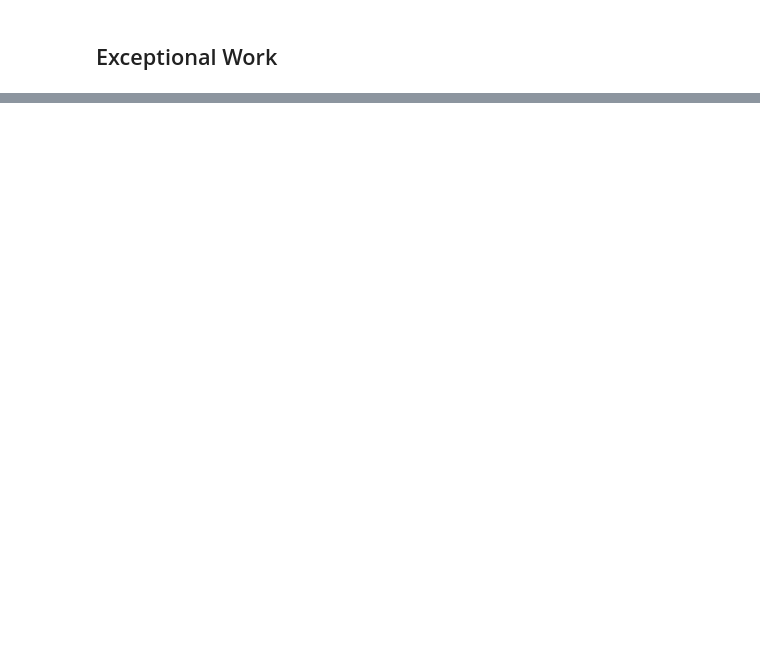
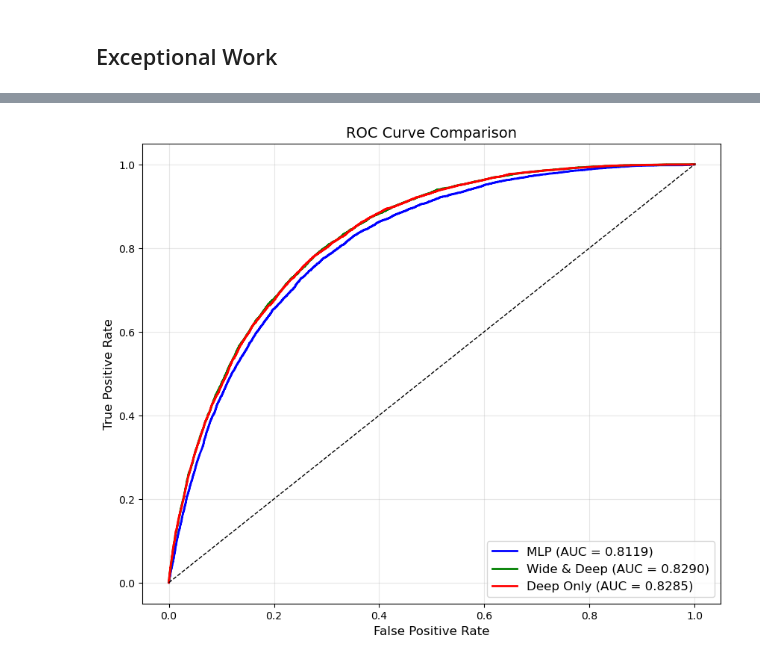
Before and after one commit to 48878679/CS5324_Lab5, a Jupyter notebook: Lab5.ipynb, the cells around one changed output, grey strips where cells are left out. Drawn from its saved outputs; the diff is of its cells as text; code cells hidden in the pictures; blank space fills up the shorter version.

```diff
--- a/Lab5.ipynb
+++ b/Lab5.ipynb
@@ -684,0 +729,3 @@ Additionally, while examining the confusion matrices, we can see that Wide & Dee
+# %%
+# Deep Only Network
+model4 = build_deep_only_model([64, 32, 16], [20, 10]) # used same inputs as the Wide & Deep Network (Model3)
@@ -684,0 +755,4 @@ Additionally, while examining the confusion matrices, we can see that Wide & Dee
+# %%
+history4 = model4.fit(
+    ds_train, epochs=100, validation_data=ds_test, callbacks=[early_stopping]
+)
@@ -684,0 +776,17 @@ Additionally, while examining the confusion matrices, we can see that Wide & Dee
+# %%
+# Model 4 (Deep Only Network)
+model4_proba = model4.predict(ds_test)
+model4_pred = np.round(model4_proba.squeeze())
+
+# compare performance
+print("\nMLP:")
+print(confusion_matrix(y_test,mlp_pred))
+print(classification_report(y_test, mlp_pred))
+
+print("\nWide & Deep (Model 3):")
+print(confusion_matrix(y_test,model3_pred))
+print(classification_report(y_test, model3_pred))
+
+print("\nDeep Only Network (Model 4):")
+print(confusion_matrix(y_test,model4_pred))
+print(classification_report(y_test, model4_pred))
@@ -684,0 +818,22 @@ Additionally, while examining the confusion matrices, we can see that Wide & Dee
+# %%
+# ROC curves and AUC
+# calculate ROC curves for Deep Only Model
+fpr_d, tpr_d, _ = roc_curve(y_test, model4_proba)
+
+# calculate AUC for Deep Only Model
+auc_d = auc(fpr_d, tpr_d)
+
+# plot ROC Curves
+plt.figure(figsize=(10, 8))
+plt.plot(fpr_mlp, tpr_mlp, label=f'MLP (AUC = {auc_mlp:.4f})', color='blue', linewidth=2)
+plt.plot(fpr_wd, tpr_wd, label=f'Wide & Deep (AUC = {auc_wd:.4f})', color='green', linewidth=2)
+plt.plot(fpr_d, tpr_d, label=f'Deep Only (AUC = {auc_d:.4f})', color='red', linewidth=2)
+plt.plot([0, 1], [0, 1], 'k--', linewidth=1)  # Diagonal line
+plt.xlabel('False Positive Rate', fontsize=12)
+plt.ylabel('True Positive Rate', fontsize=12)
+plt.title('ROC Curve Comparison', fontsize=14)
+plt.legend(loc='lower right', fontsize=12)
+plt.grid(True, alpha=0.3)
+plt.show()
+# %% [output]
+[figure, added]
```
Also changed, not shown: parts of 13 cells of this notebook.
